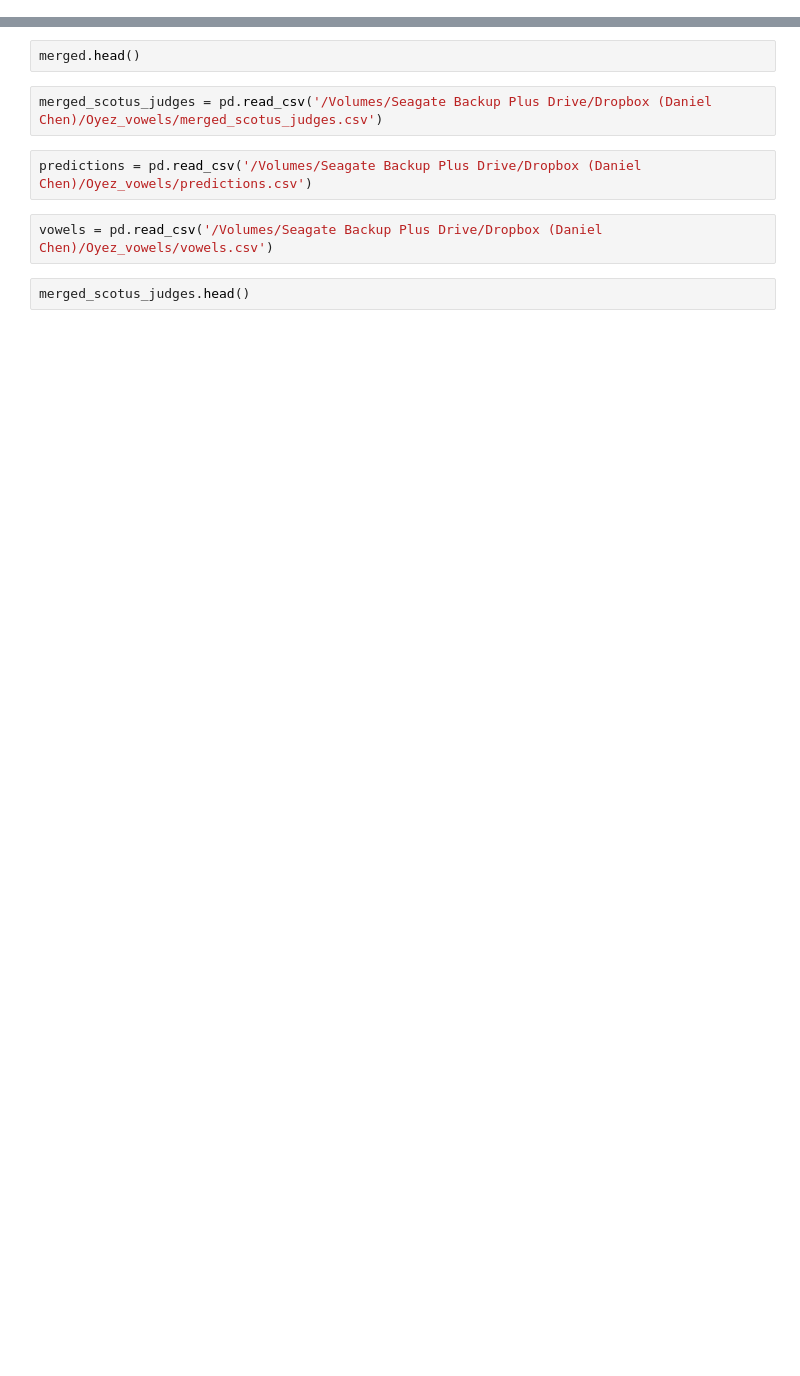
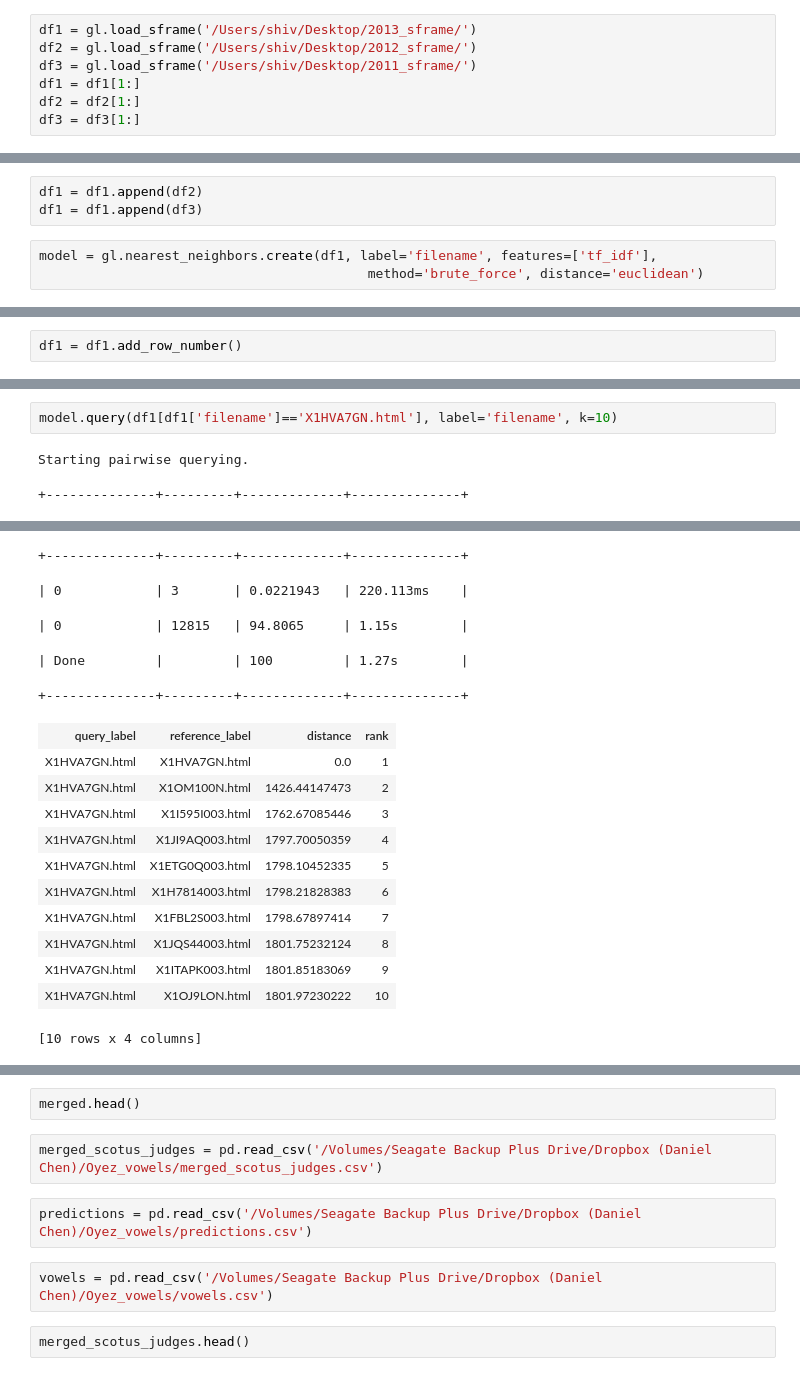
Before and after one commit to codelibra/Predicting-Supreme-Court-Outcomes-using-Text-Similarity-Detection, a Jupyter notebook: data_exploration.ipynb, the cells around one changed output, grey strips where cells are left out. Cells and saved outputs as stored; diff of their text form; blank space fills up the shorter version.

```diff
--- a/data_exploration.ipynb
+++ b/data_exploration.ipynb
@@ -14,0 +43,7 @@ merged.head()
+# %%
+df1 = gl.load_sframe('/Users/shiv/Desktop/2013_sframe/')
+df2 = gl.load_sframe('/Users/shiv/Desktop/2012_sframe/')
+df3 = gl.load_sframe('/Users/shiv/Desktop/2011_sframe/')
+df1 = df1[1:]
+df2 = df2[1:]
+df3 = df3[1:]
@@ -14,0 +53,6 @@ merged.head()
+# %%
+df1 = df1.append(df2)
+df1 = df1.append(df3)
+# %%
+model = gl.nearest_neighbors.create(df1, label='filename', features=['tf_idf'],
+                                          method='brute_force', distance='euclidean')
@@ -14,0 +61,2 @@ merged.head()
+# %%
+df1 = df1.add_row_number()
@@ -14,0 +71,5 @@ merged.head()
+# %%
+model.query(df1[df1['filename']=='X1HVA7GN.html'], label='filename', k=10)
+# %% [output]
+Starting pairwise querying.
++--------------+---------+-------------+--------------+
@@ -14,0 +77,17 @@ merged.head()
++--------------+---------+-------------+--------------+
+| 0            | 3       | 0.0221943   | 220.113ms    |
+| 0            | 12815   | 94.8065     | 1.15s        |
+| Done         |         | 100         | 1.27s        |
++--------------+---------+-------------+--------------+
+| query_label | reference_label | distance | rank |
+| X1HVA7GN.html | X1HVA7GN.html | 0.0 | 1 |
+| X1HVA7GN.html | X1OM100N.html | 1426.44147473 | 2 |
+| X1HVA7GN.html | X1I595I003.html | 1762.67085446 | 3 |
+| X1HVA7GN.html | X1JI9AQ003.html | 1797.70050359 | 4 |
+| X1HVA7GN.html | X1ETG0Q003.html | 1798.10452335 | 5 |
+| X1HVA7GN.html | X1H7814003.html | 1798.21828383 | 6 |
+| X1HVA7GN.html | X1FBL2S003.html | 1798.67897414 | 7 |
+| X1HVA7GN.html | X1JQS44003.html | 1801.75232124 | 8 |
+| X1HVA7GN.html | X1ITAPK003.html | 1801.85183069 | 9 |
+| X1HVA7GN.html | X1OJ9LON.html | 1801.97230222 | 10 |
+[10 rows x 4 columns]
```
Also changed, not shown: parts of 23 cells of this notebook.
